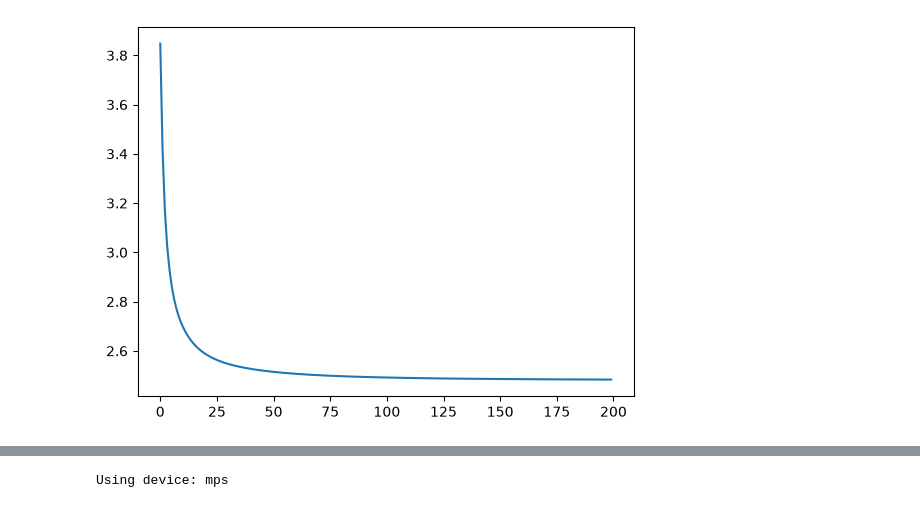
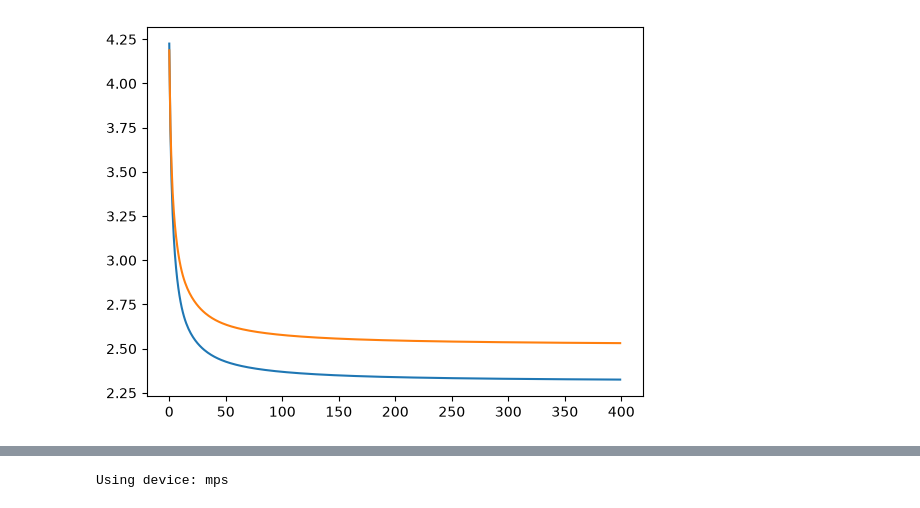
Before and after one commit to makosst/ml_learn, a Jupyter notebook: makemore/exercises/1trigram.ipynb, the cells around one changed output, grey strips where cells are left out. Cells and saved outputs as stored; diff of their text form; code cells hidden in the pictures.

```diff
--- a/makemore/exercises/1trigram.ipynb
+++ b/makemore/exercises/1trigram.ipynb
@@ -9,3 +9,14 @@ import matplotlib.pyplot as plt
 #print(f"Using device: {device}")
 # %%
 words = open('names.txt', 'r').read().splitlines()
+split1 = int(len(words)*0.8)
+split2 = int(len(words)*0.9)
+words_train = words[:split1]
+words_dev = words[split1:split2]
+words_test = words[split2:]
+
+chars = sorted(list(set(''.join(words))))
+
+stoi = {s:i+1 for i, s in enumerate(chars)}
+stoi['.'] = 0
+itos = {i:s for s,i in stoi.items()}
@@ -31,44 +23,67 @@ words[:10]
 # %%
-chars = sorted(list(set(''.join(words))))
 
-stoi = {s:i+1 for i, s in enumerate(chars)}
-stoi['.'] = 0
-itos = {i:s for s,i in stoi.items()}
 
-xs, ys = [],[]
-for w in words:
-    chs = ['.'] + list(w) + ['.']
-    for ch1, ch2 in zip(chs,chs[1:]):
-        xi = stoi[ch1]
-        yi = stoi[ch2]
-        xs.append(xi)
-        ys.append(yi)
+xs1_train, xs2_train, ys_train, xs1_test, xs2_test, ys_test = [],[],[],[],[],[]
+for w in words_train:
+    chs = ['.','.'] + list(w) + ['.']
+    for ch1, ch2, ch3 in zip(chs,chs[1:], chs[2:]):
+        xs1_train.append(stoi[ch1])
+        xs2_train.append(stoi[ch2])
+        ys_train.append(stoi[ch3])
+for w in words_test:
+    chs = ['.','.'] + list(w) + ['.']
+    for ch1, ch2, ch3 in zip(chs,chs[1:], chs[2:]):
+        xs1_test.append(stoi[ch1])
+        xs2_test.append(stoi[ch2])
+        ys_test.append(stoi[ch3])
 
 #init
-xs = torch.tensor(xs)
-ys = torch.tensor(ys)
+xs1_train = torch.tensor(xs1_train)
+xs2_train = torch.tensor(xs2_train)
+ys_train = torch.tensor(ys_train)
+xs1_test = torch.tensor(xs1_test)
+xs2_test = torch.tensor(xs2_test)
+ys_test = torch.tensor(ys_test)
 g = torch.Generator().manual_seed(1)
-xenc = F.one_hot(xs,num_classes=27).float()
-W = torch.randn((27,27), generator=g, requires_grad=True)
-num = xs.nelement()
+xenc1_train = F.one_hot(xs1_train,num_classes=27).float()
+xenc2_train = F.one_hot(xs2_train,num_classes=27).float()
+xenc_train = torch.cat((xenc1_train,xenc2_train),dim=1)
 
-losslist = []
+xenc1_test = F.one_hot(xs1_test,num_classes=27).float()
+xenc2_test = F.one_hot(xs2_test,num_classes=27).float()
+xenc_test = torch.cat((xenc1_test,xenc2_test),dim=1)
+W = torch.randn((54,27), generator=g, requires_grad=True)
+num_train = xs1_train.nelement()
+num_test = xs1_test.nelement()
 
-for k in range(200):
-    #forward
-    logits = xenc @ W
-    counts = logits.exp()
-    probs = counts / counts.sum(1,keepdims=True)
-    #ix = torch.multinomial(probs, num_samples=1, replacement=True, generator = g)
-    loss = -probs[torch.arange(num), ys].log().mean() + 0.01*(W**2).mean()
-    print(loss.item())
-    losslist.append(loss.item())
+loss_train = []
+loss_test = []
+
+for k in range(400):
+    #train forward
+    logits_train = xenc_train @ W
+    counts_train = logits_train.exp()
+    probs_train = counts_train / counts_train.sum(1,keepdims=True)
+    l_train = -probs_train[torch.arange(num_train), ys_train].log().mean() + 0.01*(W**2).mean()
+    print(l_train.item())
+    loss_train.append(l_train.item())
+
+
+    #test forward
+    logits_test = xenc_test @ W
+    counts_test = logits_test.exp()
+    probs_test = counts_test / counts_test.sum(1,keepdims=True)
+    l_test = -probs_test[torch.arange(num_test), ys_test].log().mean() + 0.01*(W**2).mean()
+    print(l_test.item())
+    loss_test.append(l_test.item())
 
     #backward
     W.grad = None
-    loss.backward()
+    l_train.backward()
 
     #update
-    W.data += -50 * W.grad
-plt.plot(losslist)
+    W.data += -25 * W.grad
+plt.plot(loss_train)
+plt.plot(loss_test)
+print(f'train loss - {l}; test loss - {l_test}')
 # %% [output]
@@ -93,4 +107,4 @@ plt.plot(losslist)
-[figure, old version]
+[figure, new version]
 # %%
 g = torch.Generator().manual_seed(1)
 for k in range(10):
```
Also changed, not shown: parts of 4 cells of this notebook, 2 other files.
